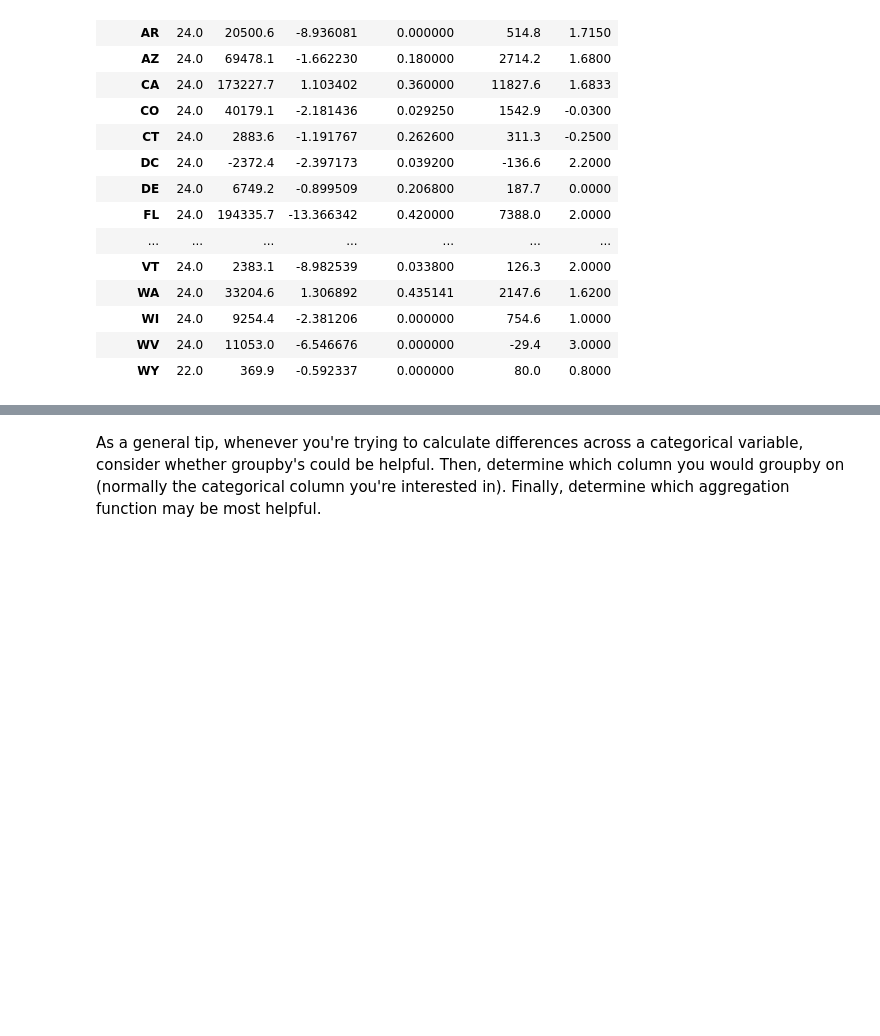
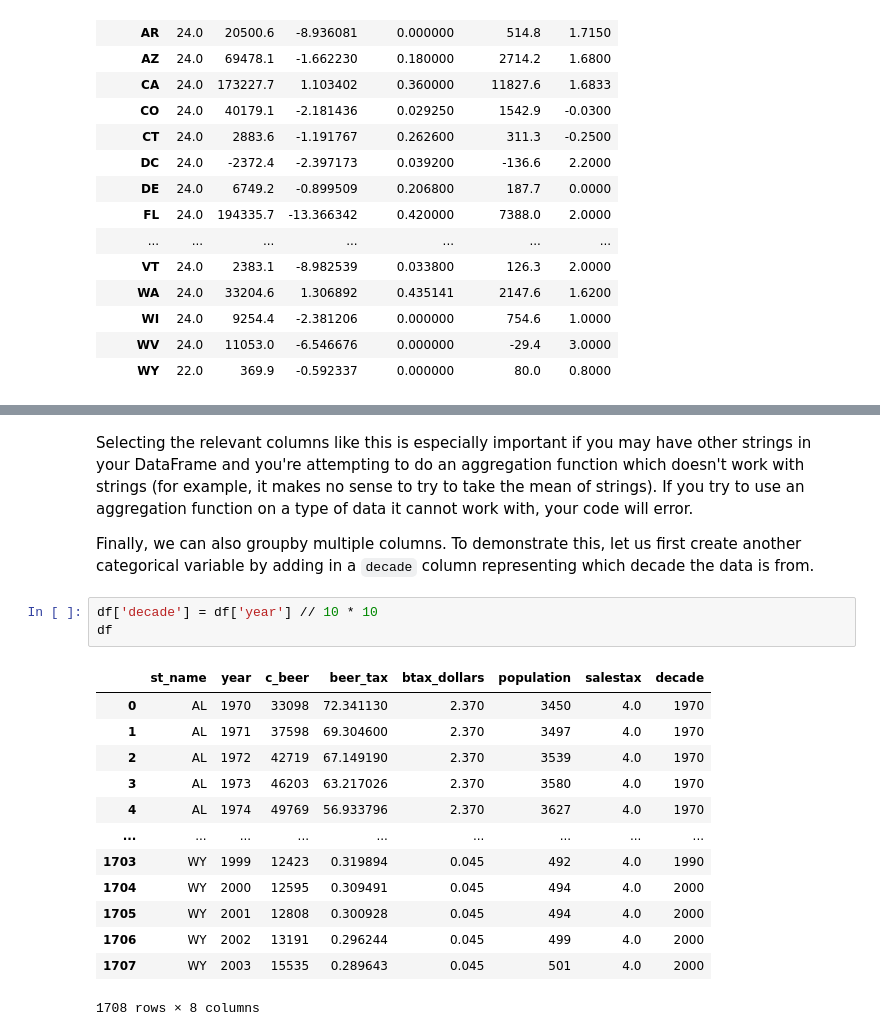
Before and after one commit to rohanjha123/data-h195, a Jupyter notebook: textbook/_build/jupyter_execute/content/03-pandas/groupby_pivot.ipynb, the cells around one changed output, grey strips where cells are left out. Cells and saved outputs as stored; diff of their text form; blank space fills up the shorter version.

```diff
--- a/textbook/_build/jupyter_execute/content/03-pandas/groupby_pivot.ipynb
+++ b/textbook/_build/jupyter_execute/content/03-pandas/groupby_pivot.ipynb
@@ -155,2 +177,21 @@ df.groupby('st_name').agg(last_10_vs_first_10)
 # %% [markdown]
-As a general tip, whenever you're trying to calculate differences across a categorical variable, consider whether groupby's could be helpful. Then, determine which column you would groupby on (normally the categorical column you're interested in). Finally, determine which aggregation function may be most helpful.
+Selecting the relevant columns like this is especially important if you may have other strings in your DataFrame and you're attempting to do an aggregation function which doesn't work with strings (for example, it makes no sense to try to take the mean of strings). If you try to use an aggregation function on a type of data it cannot work with, your code will error.
+
+Finally, we can also groupby multiple columns. To demonstrate this, let us first create another categorical variable by adding in a `decade` column representing which decade the data is from.
+# %%
+df['decade'] = df['year'] // 10 * 10
+df
+# %% [output]
+|  | st_name | year | c_beer | beer_tax | btax_dollars | population | salestax | decade |
+| 0 | AL | 1970 | 33098 | 72.341130 | 2.370 | 3450 | 4.0 | 1970 |
+| 1 | AL | 1971 | 37598 | 69.304600 | 2.370 | 3497 | 4.0 | 1970 |
+| 2 | AL | 1972 | 42719 | 67.149190 | 2.370 | 3539 | 4.0 | 1970 |
+| 3 | AL | 1973 | 46203 | 63.217026 | 2.370 | 3580 | 4.0 | 1970 |
+| 4 | AL | 1974 | 49769 | 56.933796 | 2.370 | 3627 | 4.0 | 1970 |
+| ... | ... | ... | ... | ... | ... | ... | ... | ... |
+| 1703 | WY | 1999 | 12423 | 0.319894 | 0.045 | 492 | 4.0 | 1990 |
+| 1704 | WY | 2000 | 12595 | 0.309491 | 0.045 | 494 | 4.0 | 2000 |
+| 1705 | WY | 2001 | 12808 | 0.300928 | 0.045 | 494 | 4.0 | 2000 |
+| 1706 | WY | 2002 | 13191 | 0.296244 | 0.045 | 499 | 4.0 | 2000 |
+| 1707 | WY | 2003 | 15535 | 0.289643 | 0.045 | 501 | 4.0 | 2000 |
+1708 rows × 8 columns
```
Also changed, not shown: parts of 13 cells of this notebook, 24 other files.
